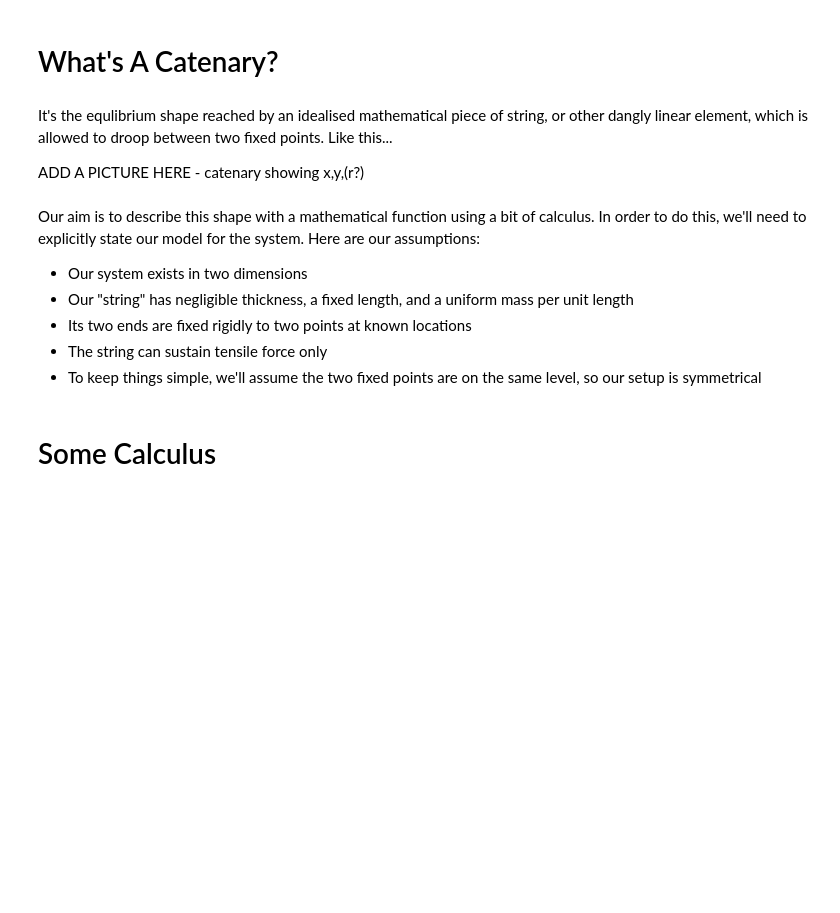
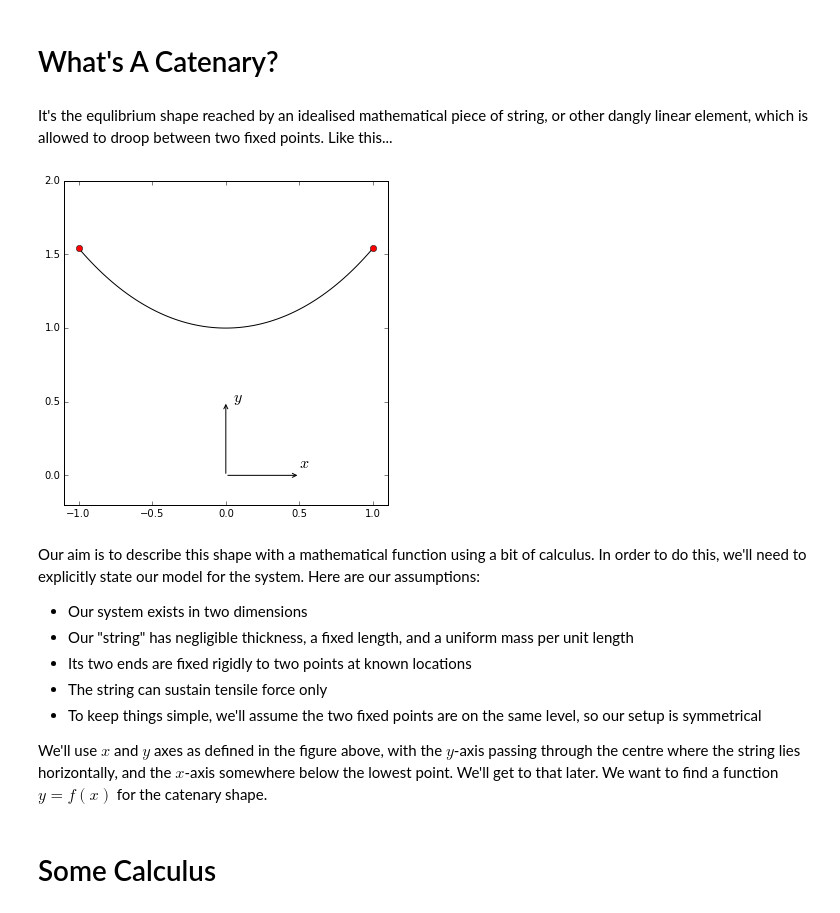
Before and after one commit to drpeteb/catenaries, a Jupyter notebook: Catenaries.ipynb, the cells around one changed output. Cells and saved outputs as stored; diff of their text form; code cells hidden in the pictures; blank space fills up the shorter version.

Commit message:
Added a figure

```diff
--- a/Catenaries.ipynb
+++ b/Catenaries.ipynb
@@ -20,8 +20,29 @@ import matplotlib.pyplot as plt
 # What's A Catenary?
 # %% [markdown]
 It's the equlibrium shape reached by an idealised mathematical piece of string, or other dangly linear element, which is allowed to droop between two fixed points. Like this...
-
-ADD A PICTURE HERE - catenary showing x,y,(r?)
+# %%
+# Make a figure
+fig = plt.figure(figsize=(5,5))
+ax = fig.add_axes((0.1,0.1,0.9,0.9))
+
+# Draw a catenary
+a = 1
+x = np.linspace(-1,1,101)
+y = np.divide(np.cosh(a*x), a)
+ax.plot(x,y,'k')
+ax.plot([x[0],x[-1]],[y[0],y[-1]],'or')
+
+# Add axes
+ax.annotate('',(0,0),(0.5,0),arrowprops=dict(arrowstyle='<-'))
+ax.annotate('',(0,0),(0,0.5),arrowprops=dict(arrowstyle='<-'))
+ax.text(0.5,0.05,'$x$',fontsize=16)
+ax.text(0.05,0.5,'$y$',fontsize=16)
+
+ax.set_xlim([-1.1,1.1])
+ax.set_ylim([-0.2,2])
+plt.show()
+# %% [output]
+[figure, added]
 # %% [markdown]
 Our aim is to describe this shape with a mathematical function using a bit of calculus. In order to do this, we'll need to explicitly state our model for the system. Here are our assumptions:
 <ul>
@@ -31,6 +52,8 @@ Our aim is to describe this shape with a mathematical function using a bit of ca
 <li> The string can sustain tensile force only </li>
 <li> To keep things simple, we'll assume the two fixed points are on the same level, so our setup is symmetrical </li>
 </ul>
+
+We'll use $x$ and $y$ axes as defined in the figure above, with the $y$-axis passing through the centre where the string lies horizontally, and the $x$-axis somewhere below the lowest point. We'll get to that later. We want to find a function $y=f(x)$ for the catenary shape.
 # %% [markdown]
 # Some Calculus
 # %% [markdown]
```
Also changed, not shown: parts of 1 cell of this notebook.
